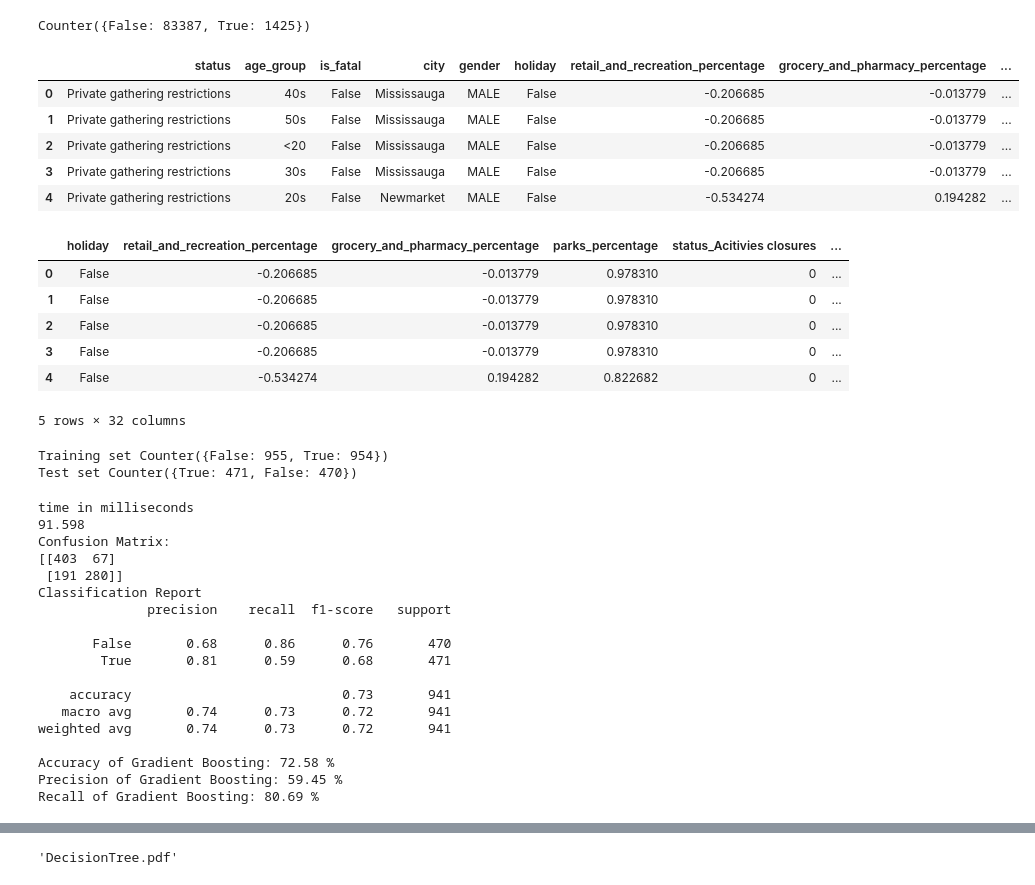
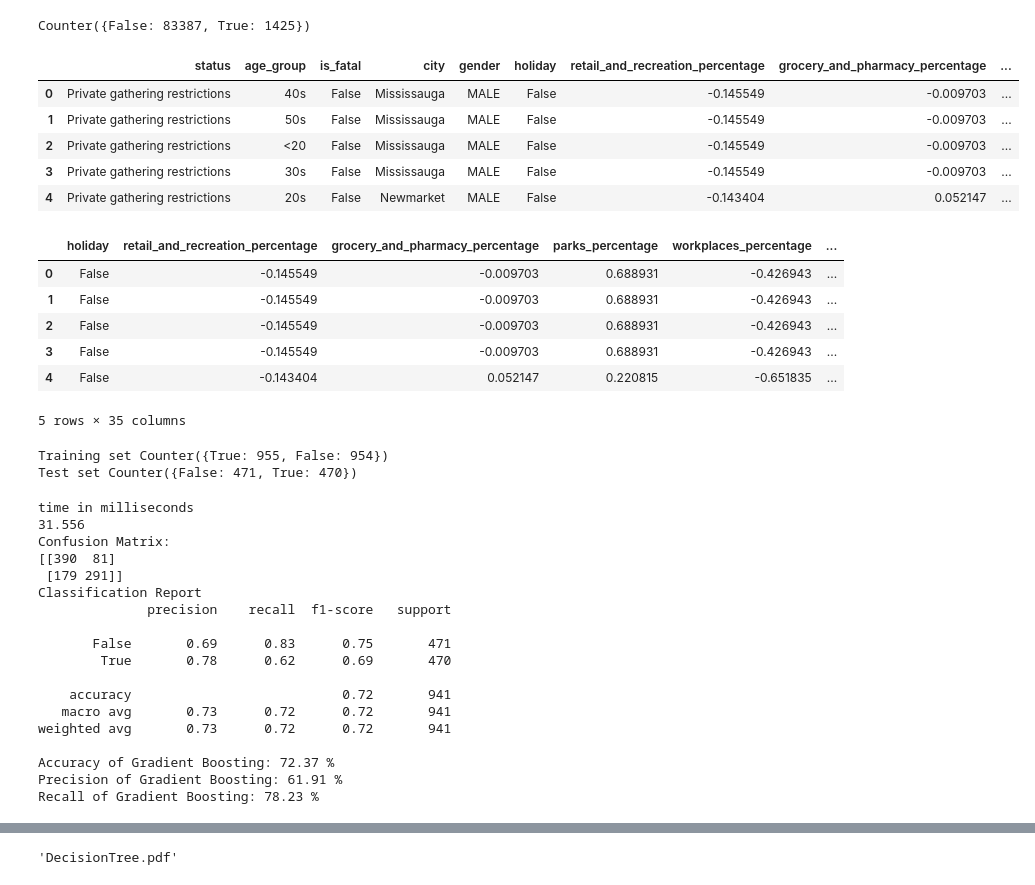
Before and after one commit to skaus37/Covid19DataMart, a Jupyter notebook: demo.ipynb, the cells around one changed output, grey strips where cells are left out. Cells and saved outputs as stored; diff of their text form; code cells hidden in the pictures.

```diff
--- a/demo.ipynb
+++ b/demo.ipynb
@@ -69,9 +69,9 @@ result_df.drop(columns=['daily_high'], inplace=True)
 result_df.drop(columns=['daily_low'], inplace=True)
 result_df.drop(columns=['rain_amount'], inplace=True)
 result_df.drop(columns=['snow_amount'], inplace=True)
-result_df.drop(columns=['workplaces_percentage'], inplace=True)
-result_df.drop(columns=['residential_percentage'], inplace=True)
-result_df.drop(columns=['transit_stations_percentage'], inplace=True)
+#result_df.drop(columns=['workplaces_percentage'], inplace=True)
+#result_df.drop(columns=['residential_percentage'], inplace=True)
+#result_df.drop(columns=['transit_stations_percentage'], inplace=True)
 result_df.drop(columns=['is_resolved'], inplace=True)
 result_df.drop(columns=['is_unresolved'], inplace=True)
 
@@ -88,6 +88,9 @@ result_df.head()
 result_df["parks_percentage"].fillna(result_df["parks_percentage"].mean(), inplace=True)
 result_df["grocery_and_pharmacy_percentage"].fillna(result_df["grocery_and_pharmacy_percentage"].mean(), inplace=True)
 result_df["retail_and_recreation_percentage"].fillna(result_df["retail_and_recreation_percentage"].mean(), inplace=True)
+result_df["workplaces_percentage"].fillna(result_df["workplaces_percentage"].mean(), inplace=True)
+result_df["residential_percentage"].fillna(result_df["residential_percentage"].mean(), inplace=True)
+result_df["transit_stations_percentage"].fillna(result_df["transit_stations_percentage"].mean(), inplace=True)
 
 result_df.head()
 # %% [output]
@@ -108,19 +111,19 @@ y_under = result_df["is_fatal"]#label
 # %%
 #normalize
 #Normalizing data:
-transform_data = result_df[["retail_and_recreation_percentage","grocery_and_pharmacy_percentage","parks_percentage"]]
+transform_data = result_df[["retail_and_recreation_percentage","grocery_and_pharmacy_percentage","parks_percentage","workplaces_percentage","residential_percentage","transit_stations_percentage"]]
 X_normalized=preprocessing.normalize(transform_data,norm='l2')
 normalize_part=pd.DataFrame(X_normalized,columns=transform_data.columns)
 non_numerical=result_df[["status","age_group","is_fatal","city","gender","holiday"]]
 result_data=pd.concat([non_numerical,normalize_part],axis=1)
 result_data.head()
 # %% [output]
 |  | status | age_group | is_fatal | city | gender | holiday | retail_and_recreation_percentage | grocery_and_pharmacy_percentage | ... |
-| 0 | Private gathering restrictions | 40s | False | Mississauga | MALE | False | -0.206685 | -0.013779 | ... |
-| 1 | Private gathering restrictions | 50s | False | Mississauga | MALE | False | -0.206685 | -0.013779 | ... |
-| 2 | Private gathering restrictions | <20 | False | Mississauga | MALE | False | -0.206685 | -0.013779 | ... |
-| 3 | Private gathering restrictions | 30s | False | Mississauga | MALE | False | -0.206685 | -0.013779 | ... |
-| 4 | Private gathering restrictions | 20s | False | Newmarket | MALE | False | -0.534274 | 0.194282 | ... |
+| 0 | Private gathering restrictions | 40s | False | Mississauga | MALE | False | -0.145549 | -0.009703 | ... |
+| 1 | Private gathering restrictions | 50s | False | Mississauga | MALE | False | -0.145549 | -0.009703 | ... |
+| 2 | Private gathering restrictions | <20 | False | Mississauga | MALE | False | -0.145549 | -0.009703 | ... |
+| 3 | Private gathering restrictions | 30s | False | Mississauga | MALE | False | -0.145549 | -0.009703 | ... |
+| 4 | Private gathering restrictions | 20s | False | Newmarket | MALE | False | -0.143404 | 0.052147 | ... |
 # %%
 #drop the label
 result_data.drop(columns=['is_fatal'], inplace=True)
@@ -129,13 +133,13 @@ result_data.drop(columns=['is_fatal'], inplace=True)
 new_result_df = pd.get_dummies(result_data)
 new_result_df.head()
 # %% [output]
-|  | holiday | retail_and_recreation_percentage | grocery_and_pharmacy_percentage | parks_percentage | status_Acitivies closures | ... |
-| 0 | False | -0.206685 | -0.013779 | 0.978310 | 0 | ... |
-| 1 | False | -0.206685 | -0.013779 | 0.978310 | 0 | ... |
-| 2 | False | -0.206685 | -0.013779 | 0.978310 | 0 | ... |
-| 3 | False | -0.206685 | -0.013779 | 0.978310 | 0 | ... |
-| 4 | False | -0.534274 | 0.194282 | 0.822682 | 0 | ... |
+|  | holiday | retail_and_recreation_percentage | grocery_and_pharmacy_percentage | parks_percentage | workplaces_percentage | ... |
+| 0 | False | -0.145549 | -0.009703 | 0.688931 | -0.426943 | ... |
+| 1 | False | -0.145549 | -0.009703 | 0.688931 | -0.426943 | ... |
+| 2 | False | -0.145549 | -0.009703 | 0.688931 | -0.426943 | ... |
+| 3 | False | -0.145549 | -0.009703 | 0.688931 | -0.426943 | ... |
+| 4 | False | -0.143404 | 0.052147 | 0.220815 | -0.651835 | ... |
-5 rows × 32 columns
+5 rows × 35 columns
 # %%
 #Undersampling of majority classes:  4
 from imblearn.under_sampling import NearMiss
@@ -149,8 +153,8 @@ X_train, X_test, y_train, y_test = train_test_split(x_under, y_under, test_size=
 print("Training set {} ".format(Counter(y_train)))
 print("Test set {} ".format(Counter(y_test)))
 # %% [output]
-Training set Counter({False: 955, True: 954})
-Test set Counter({True: 471, False: 470})
+Training set Counter({True: 955, False: 954})
+Test set Counter({False: 471, True: 470})
 # %%
 #PART B
 from sklearn.metrics import classification_report, confusion_matrix
@@ -185,20 +189,20 @@ print("Precision of Gradient Boosting: {:.2f} %".format(precision))
 print("Recall of Gradient Boosting: {:.2f} %".format(recall))
 # %% [output]
 time in milliseconds
-91.598
+31.556
 Confusion Matrix:
-[[403  67]
- [191 280]]
+[[390  81]
+ [179 291]]
 Classification Report
               precision    recall  f1-score   support
 
-       False       0.68      0.86      0.76       470
-        True       0.81      0.59      0.68       471
+       False       0.69      0.83      0.75       471
+        True       0.78      0.62      0.69       470
 
-    accuracy                           0.73       941
-   macro avg       0.74      0.73      0.72       941
-weighted avg       0.74      0.73      0.72       941
+    accuracy                           0.72       941
+   macro avg       0.73      0.72      0.72       941
+weighted avg       0.73      0.72      0.72       941
 
-Accuracy of Gradient Boosting: 72.58 %
-Precision of Gradient Boosting: 59.45 %
-Recall of Gradient Boosting: 80.69 %
+Accuracy of Gradient Boosting: 72.37 %
+Precision of Gradient Boosting: 61.91 %
+Recall of Gradient Boosting: 78.23 %
```
Also changed, not shown: parts of 7 cells of this notebook.
